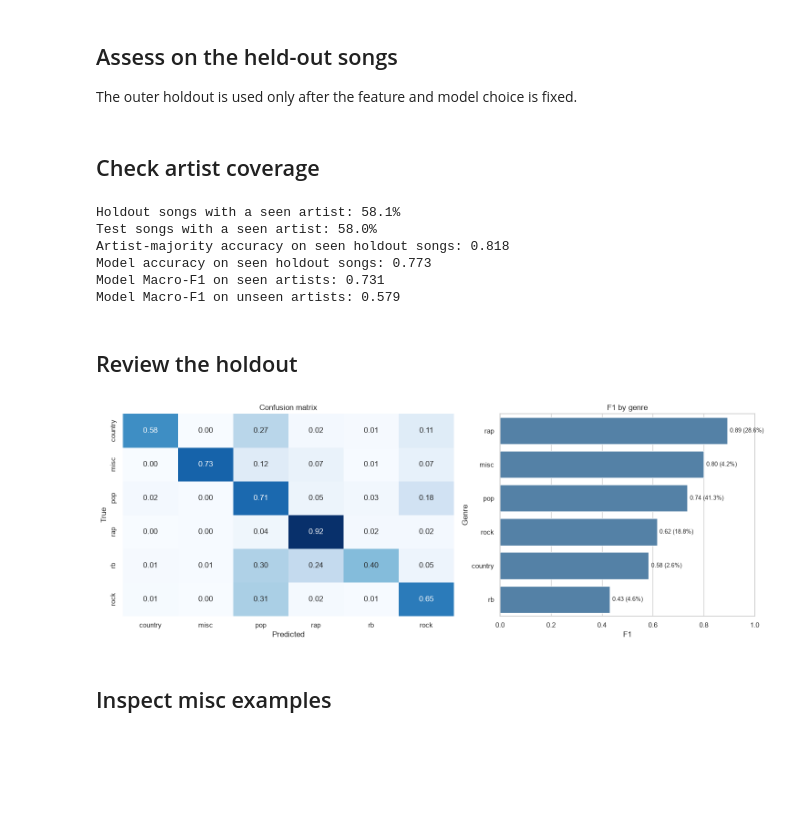
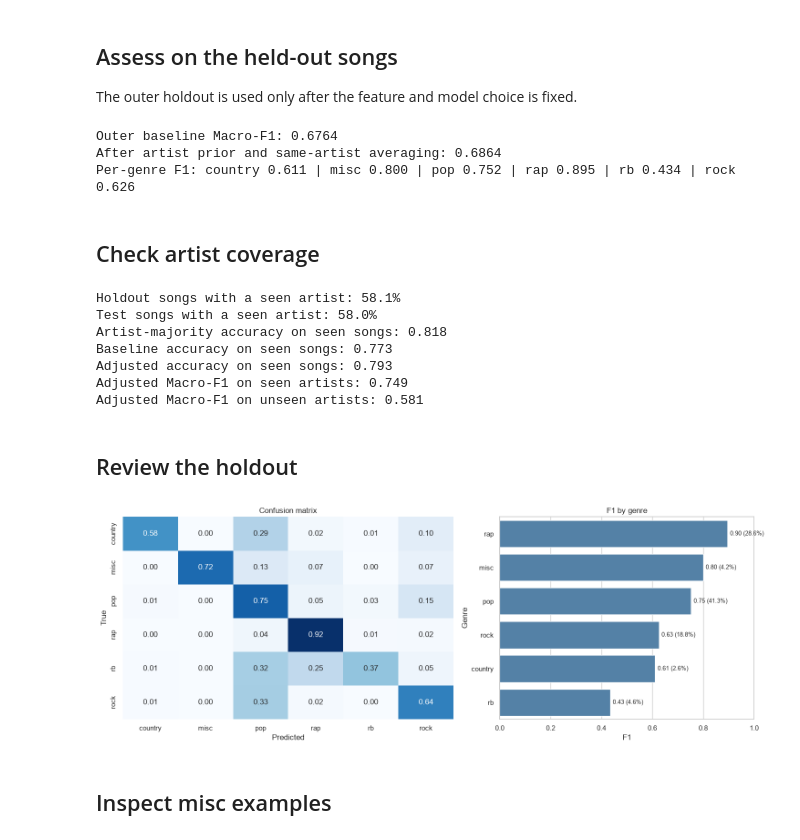
Before and after one commit to RodrigoSouta/Text-Mining, a Jupyter notebook: notebooks/Genre_Classification.ipynb, the cells around one changed output. Saved outputs shown, nothing was run; the diff lists cells and outputs as text; code cells hidden in the pictures; blank space fills up the shorter version.

```diff
--- a/notebooks/Genre_Classification.ipynb
+++ b/notebooks/Genre_Classification.ipynb
@@ -404,18 +551,53 @@ svc = LinearSVC(
     C=best_C, class_weight="balanced", tol=1e-3, max_iter=3000
 ).fit(X_tr, y_tr)
 val_scores = svc.decision_function(X_val)
+val_base_scores = val_scores + offsets
 pred_plain = val_scores.argmax(axis=1)
-pred_offset = (val_scores + offsets).argmax(axis=1)
+pred_offset = val_base_scores.argmax(axis=1)
 
-print("Selected assessment model: linear SVM")
-print(f"Outer assessment Macro-F1 without offsets: {f1_score(y_val, pred_plain, average='macro'):.4f}")
-print(f"Outer assessment Macro-F1 with offsets:    {f1_score(y_val, pred_offset, average='macro'):.4f}")
+val_artists = raw_train.iloc[val_idx]["artist"].fillna("").map(normalize_artist).to_numpy()
+train_artists = raw_train.iloc[train_idx]["artist"].fillna("").map(normalize_artist).to_numpy()
+val_artist_scores = artist_score_adjustment(train_artists, y_tr, val_artists)
+val_artist_adjusted = average_scores_for_artist_batch(
+    val_base_scores + artist_prior_weight * val_artist_scores,
+    val_artists,
+    artist_smoothing_weight,
+)
+pred_adjusted = val_artist_adjusted.argmax(axis=1)
+pred_final = pred_adjusted
+
+print(f"Outer baseline Macro-F1: {f1_score(y_val, pred_offset, average='macro'):.4f}")
+print(f"After artist prior and same-artist averaging: {f1_score(y_val, pred_adjusted, average='macro'):.4f}")
+
+if RUN_SENTENCE_EMBEDDINGS and embedding_weight > 0:
+    embedding_outer_model = LinearSVC(
+        C=best_C, class_weight="balanced", tol=1e-3, max_iter=3000
+    ).fit(lyric_embeddings[train_idx], y_tr)
+    embedding_outer_scores = normalize_score_rows(
+        embedding_outer_model.decision_function(lyric_embeddings[val_idx])
+    )
+    blended_outer_scores = (
+        (1 - embedding_weight) * normalize_score_rows(val_artist_adjusted)
+        + embedding_weight * embedding_outer_scores
+    )
+    pred_final = blended_outer_scores.argmax(axis=1)
+    print(f"After embedding blend: {f1_score(y_val, pred_final, average='macro'):.4f}")
+    del embedding_outer_model, embedding_outer_scores, blended_outer_scores
+
+print("Per-genre F1: " + " | ".join(
+    f"{genre} {score:.3f}" for genre, score in zip(
+        classes,
+        f1_score(y_val, pred_final, labels=np.arange(len(classes)),
+                 average=None, zero_division=0),
+    )
+))
 class_f1 = f1_score(
-    y_val, pred_offset, labels=np.arange(len(classes)), average=None, zero_division=0
+    y_val, pred_final, labels=np.arange(len(classes)), average=None, zero_division=0
 )
-print("Per-genre F1: " + " | ".join(
-    f"{genre} {score:.3f}" for genre, score in zip(classes, class_f1)
-))
+# %% [output]
+Outer baseline Macro-F1: 0.6764
+After artist prior and same-artist averaging: 0.6864
+Per-genre F1: country 0.611 | misc 0.800 | pop 0.752 | rap 0.895 | rb 0.434 | rock 0.626
 # %% [markdown]
 ## Check artist coverage
 # %%
@@ -434,49 +616,51 @@ majority_pred = val_artist.map(artist_majority).to_numpy()
 print(f"Holdout songs with a seen artist: {seen.mean():.1%}")
 print(f"Test songs with a seen artist: {test_seen:.1%}")
 if seen.any():
-    print(f"Artist-majority accuracy on seen holdout songs: {(majority_pred[seen] == y_val[seen]).mean():.3f}")
-    print(f"Model accuracy on seen holdout songs: {(pred_offset[seen] == y_val[seen]).mean():.3f}")
-    print(f"Model Macro-F1 on seen artists: {f1_score(y_val[seen], pred_offset[seen], labels=np.arange(len(classes)), average='macro', zero_division=0):.3f}")
+    print(f"Artist-majority accuracy on seen songs: {(majority_pred[seen] == y_val[seen]).mean():.3f}")
+    print(f"Baseline accuracy on seen songs: {(pred_offset[seen] == y_val[seen]).mean():.3f}")
+    print(f"Adjusted accuracy on seen songs: {(pred_final[seen] == y_val[seen]).mean():.3f}")
+    print(f"Adjusted Macro-F1 on seen artists: {f1_score(y_val[seen], pred_final[seen], labels=np.arange(len(classes)), average='macro', zero_division=0):.3f}")
 if (~seen).any():
-    print(f"Model Macro-F1 on unseen artists: {f1_score(y_val[~seen], pred_offset[~seen], labels=np.arange(len(classes)), average='macro', zero_division=0):.3f}")
+    print(f"Adjusted Macro-F1 on unseen artists: {f1_score(y_val[~seen], pred_final[~seen], labels=np.arange(len(classes)), average='macro', zero_division=0):.3f}")
 # %% [output]
 Holdout songs with a seen artist: 58.1%
 Test songs with a seen artist: 58.0%
-Artist-majority accuracy on seen holdout songs: 0.818
-Model accuracy on seen holdout songs: 0.773
-Model Macro-F1 on seen artists: 0.731
-Model Macro-F1 on unseen artists: 0.579
+Artist-majority accuracy on seen songs: 0.818
+Baseline accuracy on seen songs: 0.773
+Adjusted accuracy on seen songs: 0.793
+Adjusted Macro-F1 on seen artists: 0.749
+Adjusted Macro-F1 on unseen artists: 0.581
 # %% [markdown]
 ## Review the holdout
 # %%
 fig, axes = plt.subplots(1, 2, figsize=(15, 5.5), gridspec_kw={"width_ratios": [1.3, 1]})
-cm = confusion_matrix(y_val, pred_offset, labels=np.arange(len(classes)), normalize="true")
+cm = confusion_matrix(y_val, pred_final, labels=np.arange(len(classes)), normalize="true")
 sns.heatmap(
     cm, annot=True, fmt=".2f", cmap="Blues", xticklabels=classes,
     yticklabels=classes, ax=axes[0], cbar=False,
 )
 axes[0].set_title("Confusion matrix")
 axes[0].set_xlabel("Predicted")
 axes[0].set_ylabel("True")
 
 per_class = pd.DataFrame({
     "Genre": classes,
     "F1": class_f1,
     "Training share": np.bincount(y_tr, minlength=len(classes)) / len(y_tr),
 }).sort_values("F1", ascending=False)
 sns.barplot(data=per_class, x="F1", y="Genre", ax=axes[1], color="steelblue")
 for position, (_, row) in enumerate(per_class.iterrows()):
     axes[1].text(
         row["F1"] + 0.01, position,
         f"{row['F1']:.2f} ({row['Training share']:.1%})",
         va="center", fontsize=9,
     )
 axes[1].set_xlim(0, 1)
 axes[1].set_title("F1 by genre")
 plt.tight_layout()
 plt.show()
 # %% [output]
-[figure, old version]
+[figure, new version]
 # %% [markdown]
 ## Inspect misc examples
 # %%
```
Also changed, not shown: parts of 6 cells of this notebook, 2 other files.
